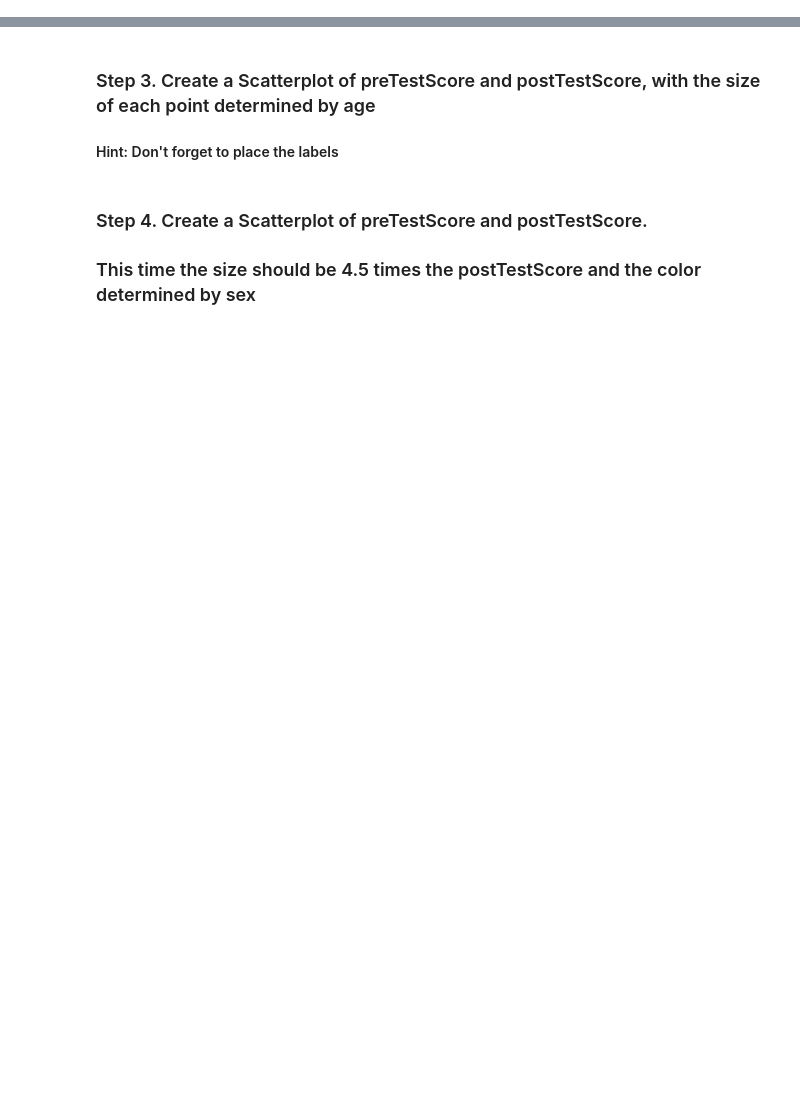
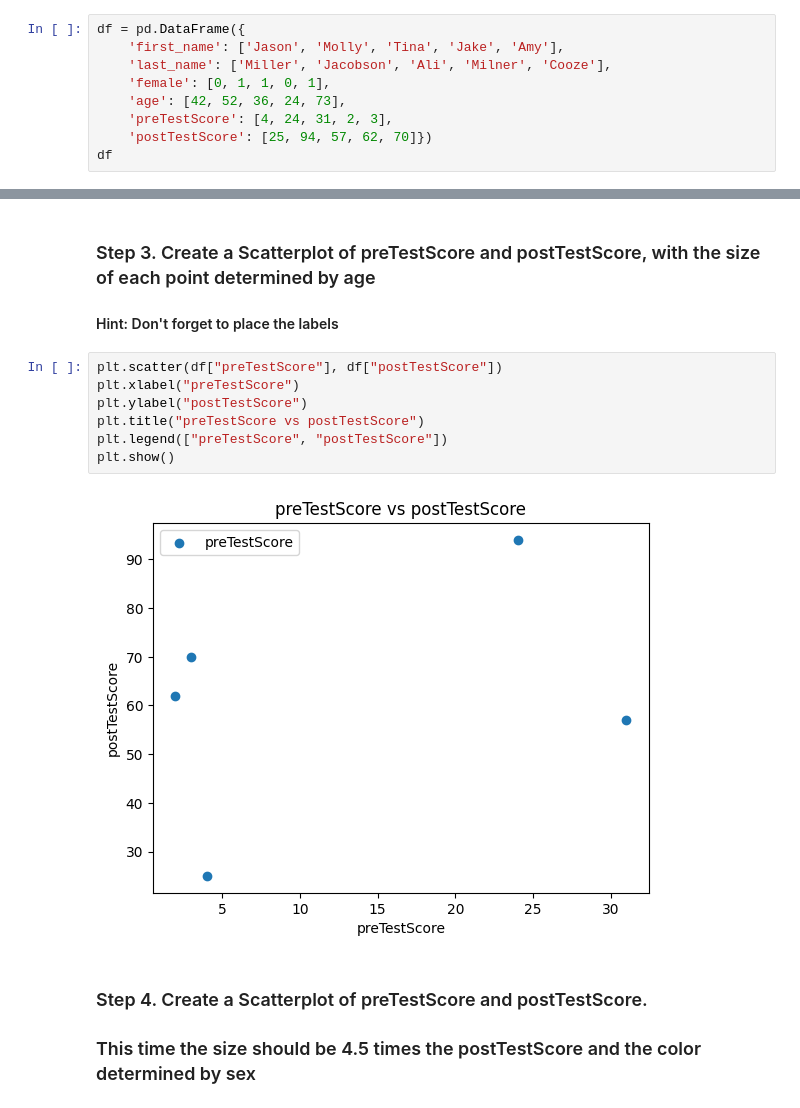
Before and after one commit to thieu1995/pandas, a Jupyter notebook: 07_Visualization/Scores/Exercises.ipynb, the cells around one changed output, grey strips where cells are left out. Saved outputs shown, nothing was run; the diff lists cells and outputs as text; blank space fills up the shorter version.

```diff
--- a/07_Visualization/Scores/Exercises.ipynb
+++ b/07_Visualization/Scores/Exercises.ipynb
@@ -20,0 +17,9 @@ This time you will create the data.
+# %%
+df = pd.DataFrame({
+    'first_name': ['Jason', 'Molly', 'Tina', 'Jake', 'Amy'],
+    'last_name': ['Miller', 'Jacobson', 'Ali', 'Milner', 'Cooze'],
+    'female': [0, 1, 1, 0, 1],
+    'age': [42, 52, 36, 24, 73],
+    'preTestScore': [4, 24, 31, 2, 3],
+    'postTestScore': [25, 94, 57, 62, 70]})
+df
@@ -21,6 +33,15 @@ This time you will create the data.
 # %% [markdown]
 ### Step 3. Create a Scatterplot of preTestScore and postTestScore, with the size of each point determined by age
 #### Hint: Don't forget to place the labels
+# %%
+plt.scatter(df["preTestScore"], df["postTestScore"])
+plt.xlabel("preTestScore")
+plt.ylabel("postTestScore")
+plt.title("preTestScore vs postTestScore")
+plt.legend(["preTestScore", "postTestScore"])
+plt.show()
+# %% [output]
+[figure, added]
 # %% [markdown]
 ### Step 4. Create a Scatterplot of preTestScore and postTestScore.
 ### This time the size should be 4.5 times the postTestScore and the color determined by sex
```
Also changed, not shown: parts of 4 cells of this notebook.
